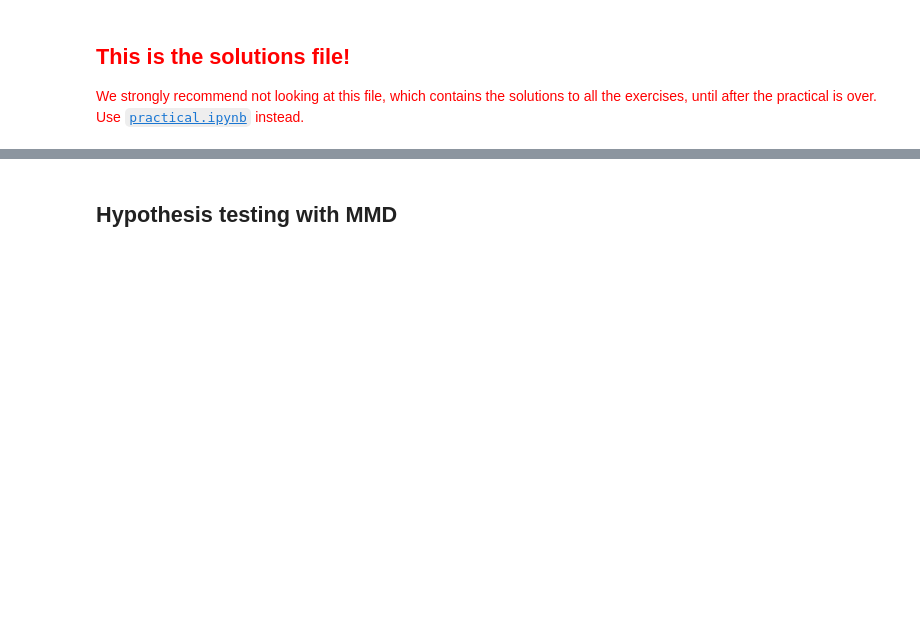
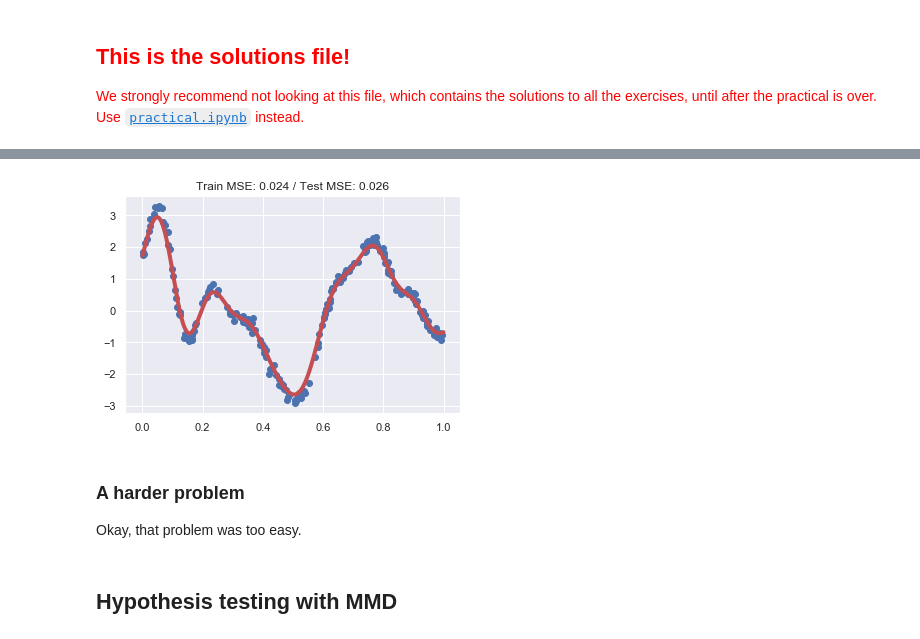
Before and after one commit to djsutherland/ds3-kernels, a Jupyter notebook: solutions.ipynb, the cells around one changed output, grey strips where cells are left out. Drawn from its saved outputs; the diff is of its cells as text; code cells hidden in the pictures; blank space fills up the shorter version.

```diff
--- a/solutions.ipynb
+++ b/solutions.ipynb
@@ -95,3 +407,15 @@ elif engine == Engine.TENSORFLOW:
+# %%
+# SOLUTION CELL
+# Check that the LU solve also works; should be almost identical.
+krr = KernelRidgeRegression(reg_wt=1)
+krr._solve_lu = True
+evaluate(krr)
+# %% [output]
+[figure, added]
+# %% [markdown]
+### A harder problem
+
+Okay, that problem was too easy.
 # %% [markdown]
 ## Hypothesis testing with MMD
 # %% [markdown]
```
Also changed, not shown: parts of 34 cells of this notebook, 8 other files.
